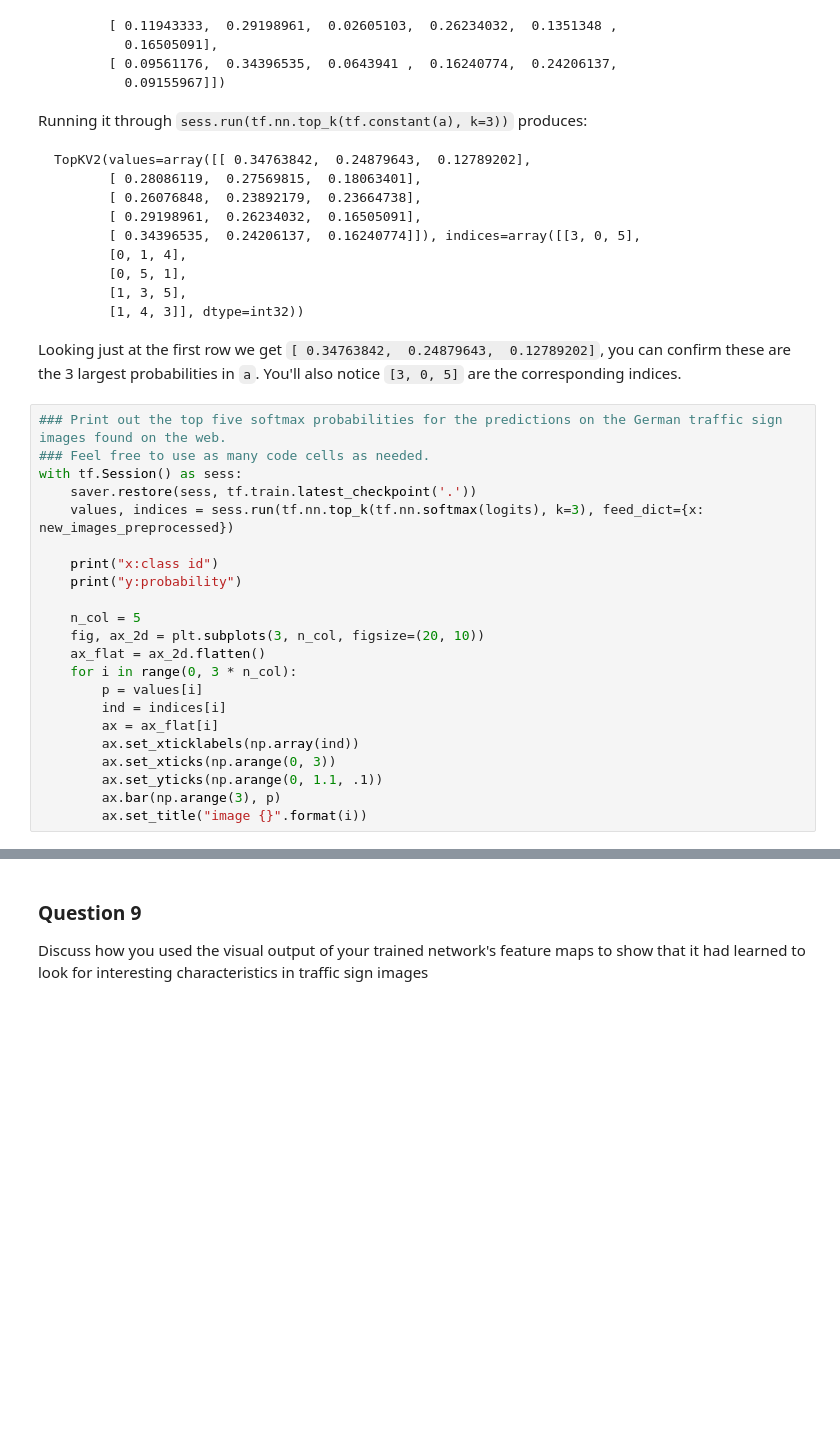
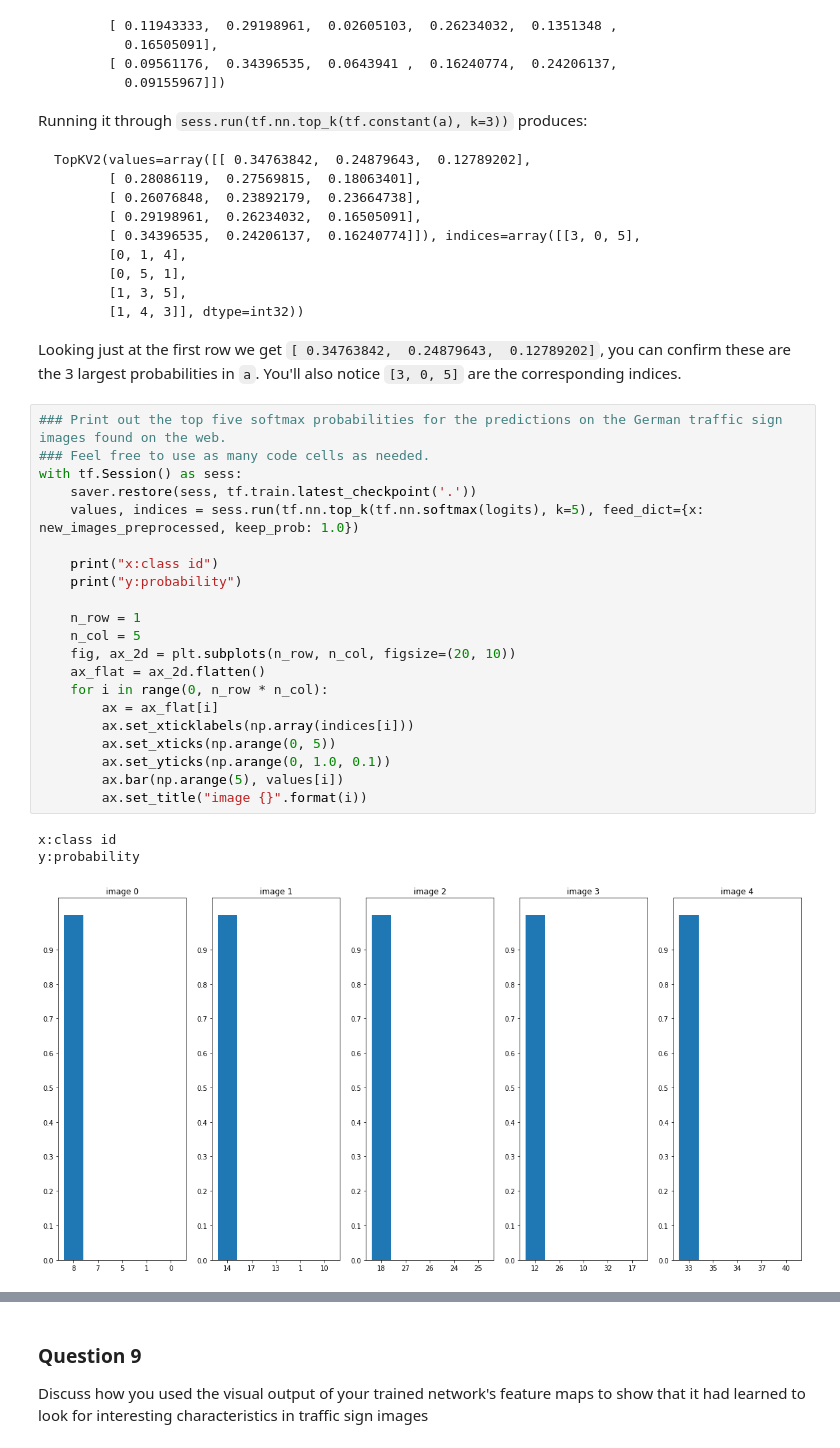
Before and after one commit to illb/CarND-Traffic-Sign-Classifier-Project, a Jupyter notebook: Traffic_Sign_Classifier.ipynb, the cells around one changed output, grey strips where cells are left out. Drawn from its saved outputs; the diff is of its cells as text; blank space fills up the shorter version.

```diff
--- a/Traffic_Sign_Classifier.ipynb
+++ b/Traffic_Sign_Classifier.ipynb
@@ -502,25 +532,28 @@ Looking just at the first row we get `[ 0.34763842,  0.24879643,  0.12789202]`,
 # %%
 ### Print out the top five softmax probabilities for the predictions on the German traffic sign images found on the web.
 ### Feel free to use as many code cells as needed.
 with tf.Session() as sess:
     saver.restore(sess, tf.train.latest_checkpoint('.'))
-    values, indices = sess.run(tf.nn.top_k(tf.nn.softmax(logits), k=3), feed_dict={x: new_images_preprocessed})
+    values, indices = sess.run(tf.nn.top_k(tf.nn.softmax(logits), k=5), feed_dict={x: new_images_preprocessed, keep_prob: 1.0})
 
     print("x:class id")
     print("y:probability")
 
+    n_row = 1
     n_col = 5
-    fig, ax_2d = plt.subplots(3, n_col, figsize=(20, 10))
+    fig, ax_2d = plt.subplots(n_row, n_col, figsize=(20, 10))
     ax_flat = ax_2d.flatten()
-    for i in range(0, 3 * n_col):
-        p = values[i]
-        ind = indices[i]
+    for i in range(0, n_row * n_col):
         ax = ax_flat[i]
-        ax.set_xticklabels(np.array(ind))
-        ax.set_xticks(np.arange(0, 3))
-        ax.set_yticks(np.arange(0, 1.1, .1))
-        ax.bar(np.arange(3), p)
+        ax.set_xticklabels(np.array(indices[i]))
+        ax.set_xticks(np.arange(0, 5))
+        ax.set_yticks(np.arange(0, 1.0, 0.1))
+        ax.bar(np.arange(5), values[i])
         ax.set_title("image {}".format(i))
+# %% [output]
+x:class id
+y:probability
+[figure, added]
 # %% [markdown]
 ---
 
```
Also changed, not shown: parts of 9 cells of this notebook.
